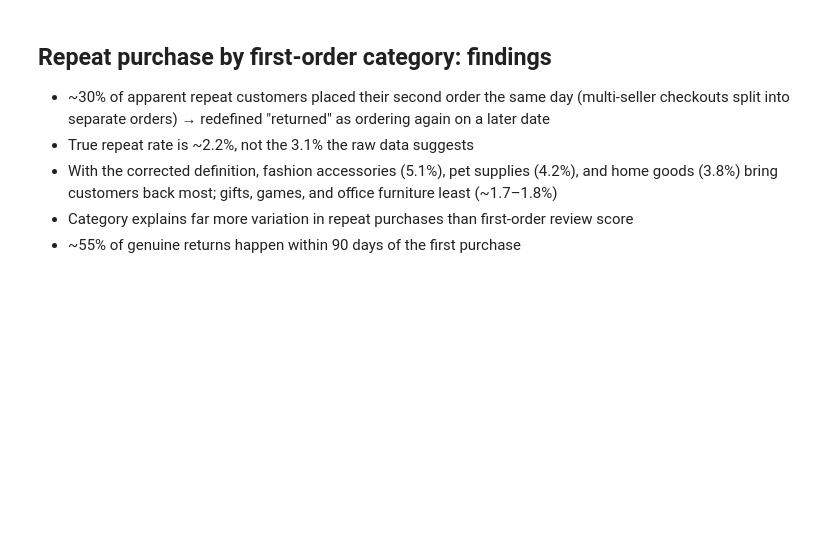
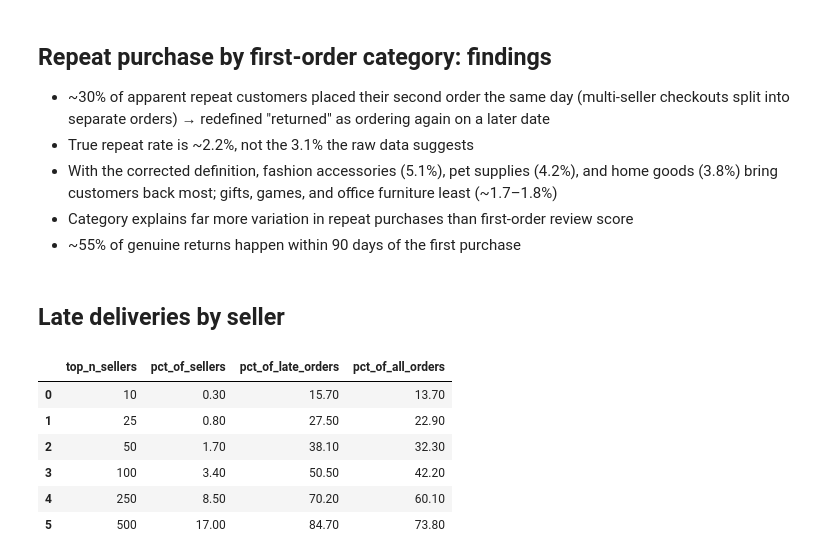
Before and after one commit to brandon-keck/olist-ecommerce-analysis, a Jupyter notebook: 02_analysis.ipynb, the cells around one changed output. Cells and saved outputs as stored; diff of their text form; code cells hidden in the pictures; blank space fills up the shorter version.

```diff
--- a/02_analysis.ipynb
+++ b/02_analysis.ipynb
@@ -541,3 +541,54 @@ con.sql("""
 - With the corrected definition, fashion accessories (5.1%), pet supplies (4.2%), and home goods (3.8%) bring customers back most; gifts, games, and office furniture least (~1.7–1.8%)
 - Category explains far more variation in repeat purchases than first-order review score
 - ~55% of genuine returns happen within 90 days of the first purchase
+# %% [markdown]
+## Late deliveries by seller
+# %%
+con.sql("""
+    WITH seller_orders AS (
+        SELECT DISTINCT seller_id, order_id
+        FROM order_items
+    ),
+    seller_stats AS (
+        SELECT
+            so.seller_id,
+            COUNT(*)        AS orders,
+            SUM(os.is_late) AS late_orders
+        FROM seller_orders so
+        JOIN order_summary os ON so.order_id = os.order_id
+        WHERE os.order_status = 'delivered'
+          AND os.is_late IS NOT NULL
+          AND os.order_purchase_timestamp >= '2017-01-01'
+          AND os.order_purchase_timestamp <  '2018-09-01'
+        GROUP BY so.seller_id
+    ),
+    ranked AS (
+        SELECT
+            *,
+            ROW_NUMBER() OVER (ORDER BY late_orders DESC, orders DESC) AS seller_rank,
+            SUM(late_orders) OVER (ORDER BY late_orders DESC, orders DESC
+                                   ROWS BETWEEN UNBOUNDED PRECEDING AND CURRENT ROW) AS cum_late,
+            SUM(orders)      OVER (ORDER BY late_orders DESC, orders DESC
+                                   ROWS BETWEEN UNBOUNDED PRECEDING AND CURRENT ROW) AS cum_orders,
+            SUM(late_orders) OVER () AS total_late,
+            SUM(orders)      OVER () AS total_orders,
+            COUNT(*)         OVER () AS total_sellers
+        FROM seller_stats
+    )
+    SELECT
+        seller_rank                                       AS top_n_sellers,
+        ROUND(100.0 * seller_rank / total_sellers, 1)     AS pct_of_sellers,
+        ROUND(100.0 * cum_late    / total_late, 1)        AS pct_of_late_orders,
+        ROUND(100.0 * cum_orders  / total_orders, 1)      AS pct_of_all_orders
+    FROM ranked
+    WHERE seller_rank IN (10, 25, 50, 100, 250, 500)
+    ORDER BY seller_rank
+""").df()
+# %% [output]
+|  | top_n_sellers | pct_of_sellers | pct_of_late_orders | pct_of_all_orders |
+| 0 | 10 | 0.30 | 15.70 | 13.70 |
+| 1 | 25 | 0.80 | 27.50 | 22.90 |
+| 2 | 50 | 1.70 | 38.10 | 32.30 |
+| 3 | 100 | 3.40 | 50.50 | 42.20 |
+| 4 | 250 | 8.50 | 70.20 | 60.10 |
+| 5 | 500 | 17.00 | 84.70 | 73.80 |
```
Also changed, not shown: parts of 5 cells of this notebook.
